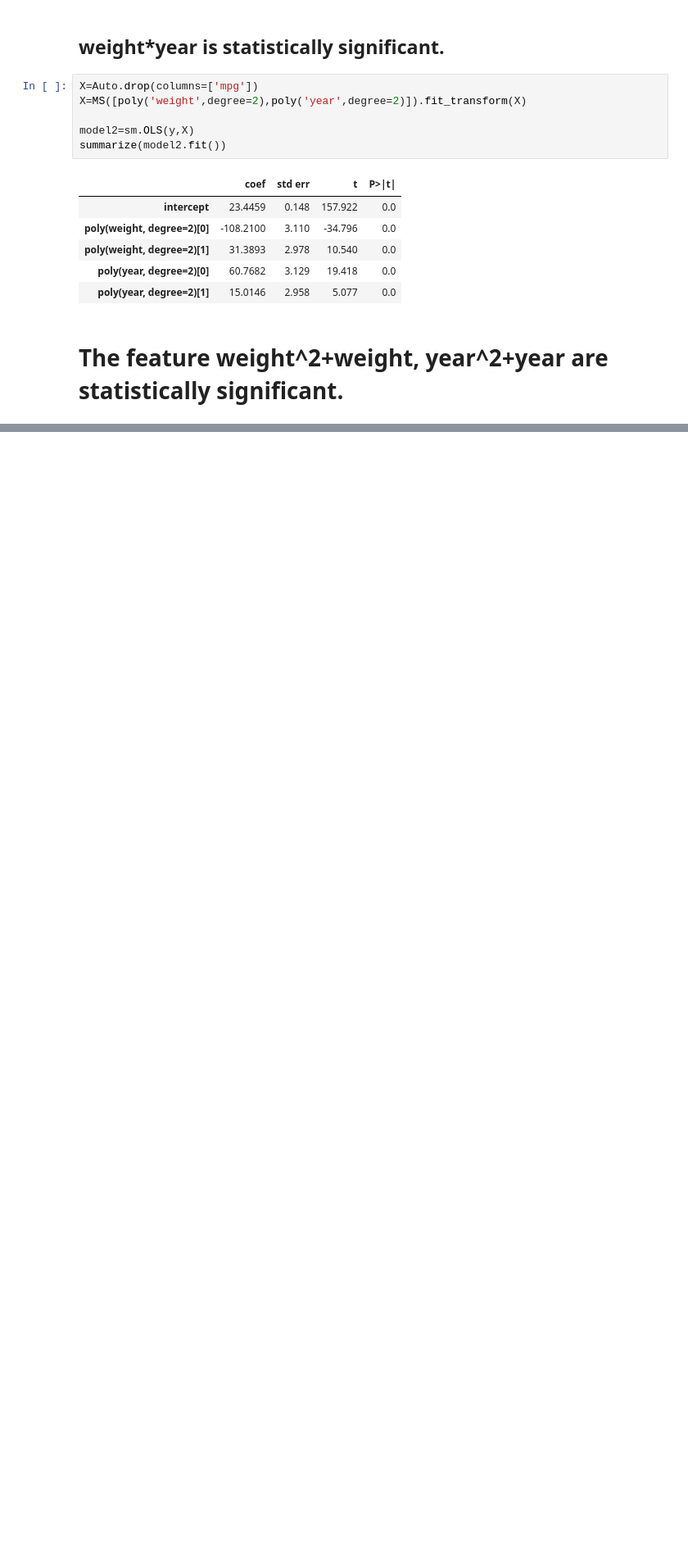
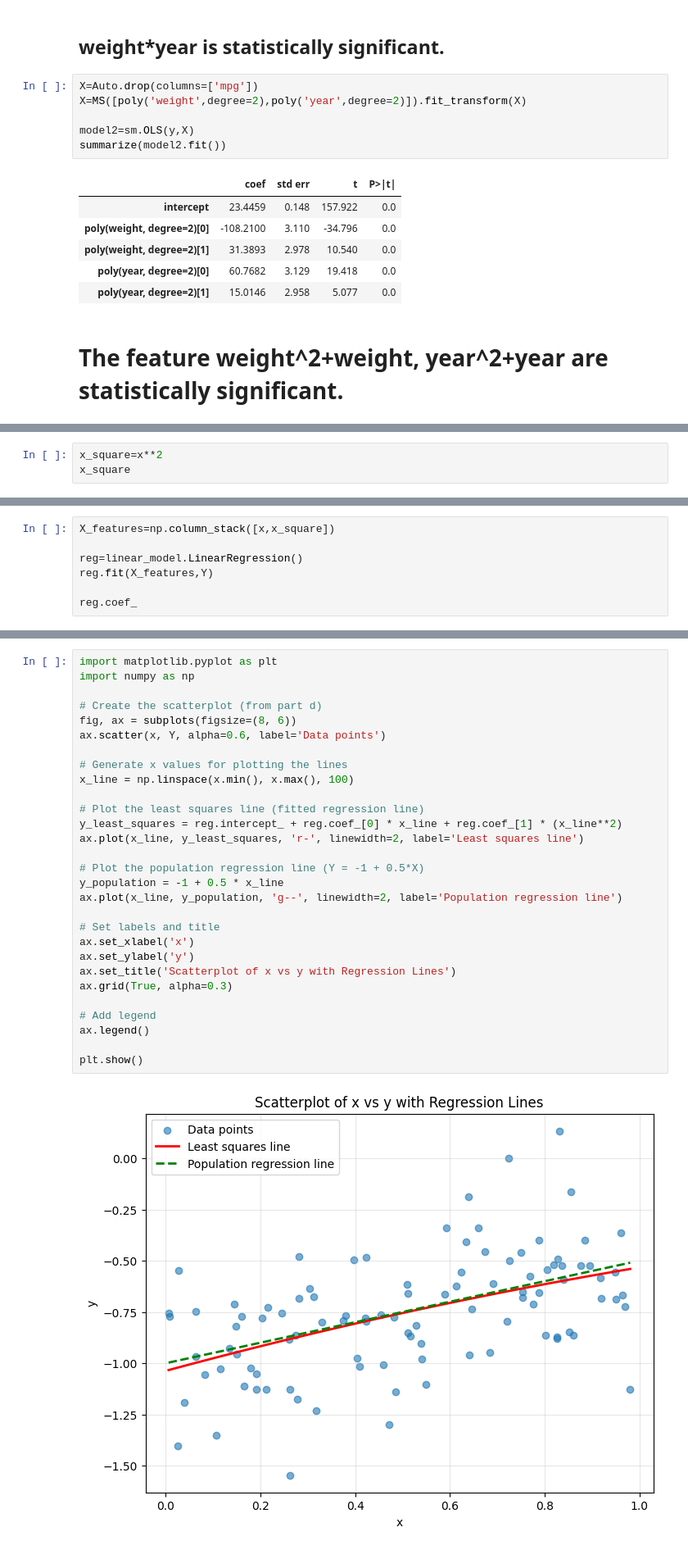
Before and after one commit to AshfordLee/Stanford_CS189, a Jupyter notebook: ISL_python/Ch3/Exercises3.ipynb, the cells around one changed output, grey strips where cells are left out. Shown at 82% size. Drawn from its saved outputs; the diff is of its cells as text; blank space fills up the shorter version.

```diff
--- a/ISL_python/Ch3/Exercises3.ipynb
+++ b/ISL_python/Ch3/Exercises3.ipynb
@@ -278,0 +768,3 @@ summarize(model2.fit())
+# %%
+x_square=x**2
+x_square
@@ -278,0 +789,7 @@ summarize(model2.fit())
+# %%
+X_features=np.column_stack([x,x_square])
+
+reg=linear_model.LinearRegression()
+reg.fit(X_features,Y)
+
+reg.coef_
@@ -278,0 +806,31 @@ summarize(model2.fit())
+# %%
+import matplotlib.pyplot as plt
+import numpy as np
+
+# Create the scatterplot (from part d)
+fig, ax = subplots(figsize=(8, 6))
+ax.scatter(x, Y, alpha=0.6, label='Data points')
+
+# Generate x values for plotting the lines
+x_line = np.linspace(x.min(), x.max(), 100)
+
+# Plot the least squares line (fitted regression line)
+y_least_squares = reg.intercept_ + reg.coef_[0] * x_line + reg.coef_[1] * (x_line**2)
+ax.plot(x_line, y_least_squares, 'r-', linewidth=2, label='Least squares line')
+
+# Plot the population regression line (Y = -1 + 0.5*X)
+y_population = -1 + 0.5 * x_line
+ax.plot(x_line, y_population, 'g--', linewidth=2, label='Population regression line')
+
+# Set labels and title
+ax.set_xlabel('x')
+ax.set_ylabel('y')
+ax.set_title('Scatterplot of x vs y with Regression Lines')
+ax.grid(True, alpha=0.3)
+
+# Add legend
+ax.legend()
+
+plt.show()
+# %% [output]
+[figure, added]
```
Also changed, not shown: parts of 150 cells of this notebook.
